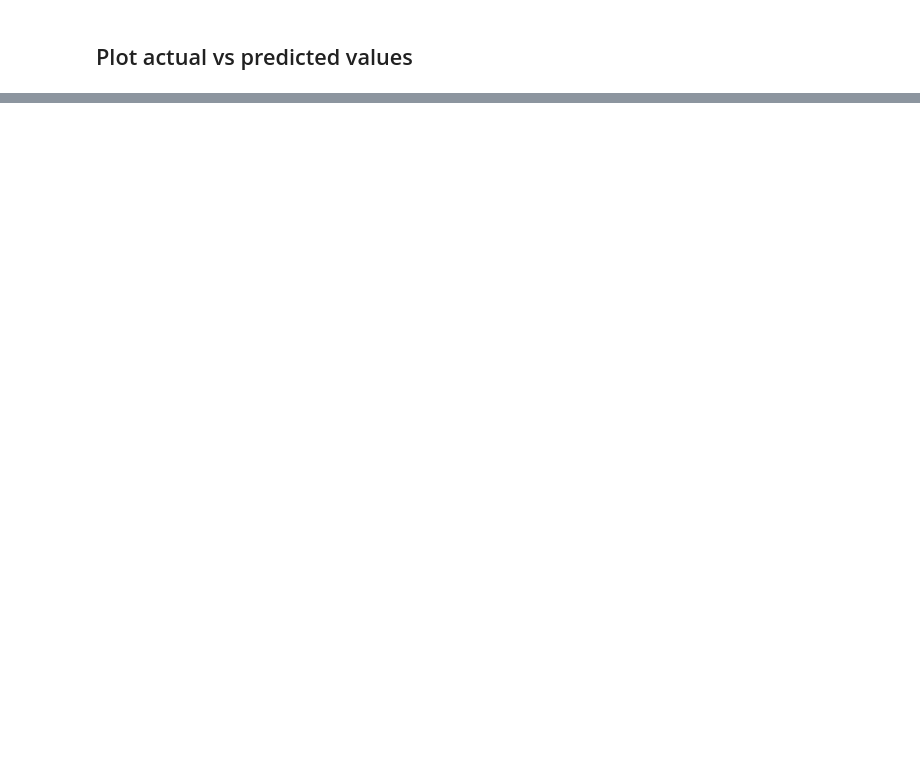
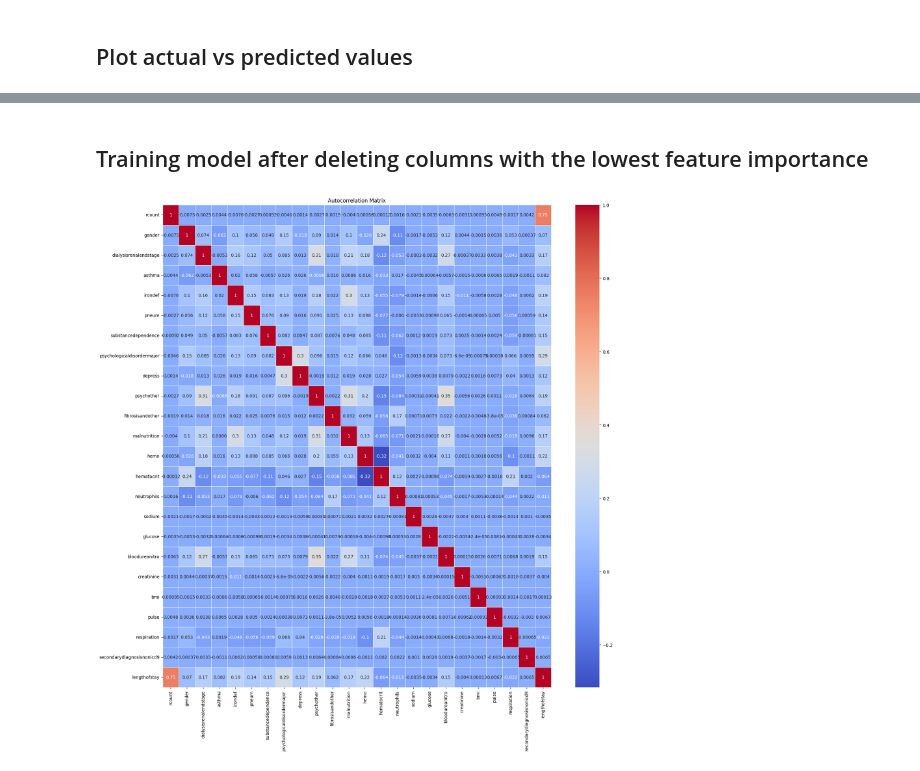
Before and after one commit to OrestProgrammer/PredictingLengthofStayatHospitals, a Jupyter notebook: Train_notebook.ipynb, the cells around one changed output, grey strips where cells are left out. Drawn from its saved outputs; the diff is of its cells as text; code cells hidden in the pictures; blank space fills up the shorter version.

```diff
--- a/Train_notebook.ipynb
+++ b/Train_notebook.ipynb
@@ -129,0 +159,35 @@ plt.show()
+# %% [markdown]
+## Training model after deleting columns with the lowest feature importance
+# %%
+data = pd.read_csv("LengthOfStay.csv")
+
+data = data.drop(columns=["eid", "vdate", "discharged", "facid"])
+
+data["rcount"] = data["rcount"].replace("5+", 5).apply(pd.to_numeric, errors='coerce')
+
+categorical_cols = ["gender", "dialysisrenalendstage", "asthma", "irondef", "pneum", "substancedependence",
+                    "psychologicaldisordermajor", "depress", "psychother", "fibrosisandother", "malnutrition", "hemo",
+                    "secondarydiagnosisnonicd9"]
+data["gender"] = data["gender"].map({"F": 0, "M": 1})
+
+autocorr_matrix = data.corr()
+
+plt.figure(figsize=(20, 20))
+sns.heatmap(autocorr_matrix, annot=True, cmap="coolwarm", linewidths=0.5)
+plt.title("Autocorrelation Matrix")
+plt.show()
+
+X = data.drop(columns=["lengthofstay", "glucose", "pulse", "secondarydiagnosisnonicd9", "bloodureanitro", "sodium", "bmi", "creatinine", "gender", "hematocrit", "respiration", "neutrophils"])
+y = data["lengthofstay"]
+
+X_train, X_test, y_train, y_test = train_test_split(X, y, test_size=0.2, random_state=42)
+
+X_train = X_train.values.astype(np.float32)
+X_test = X_test.values.astype(np.float32)
+y_train = y_train.values.astype(np.float32)
+y_test = y_test.values.astype(np.float32)
+
+X_train = tf.reshape(X_train, (X_train.shape[0], 1, X_train.shape[1]))
+X_test = tf.reshape(X_test, (X_test.shape[0], 1, X_test.shape[1]))
+# %% [output]
+[figure, added]
```
Also changed, not shown: parts of 13 cells of this notebook, 2 other files.
